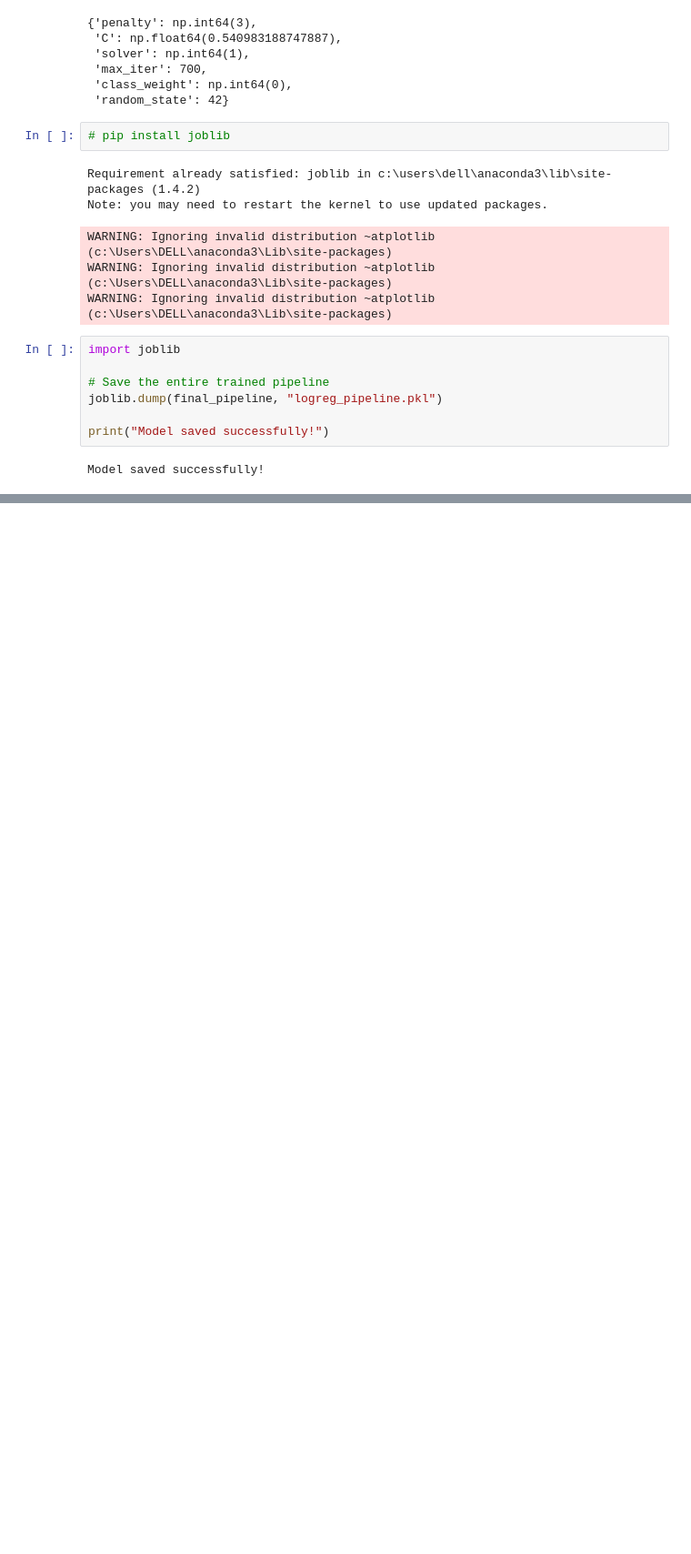
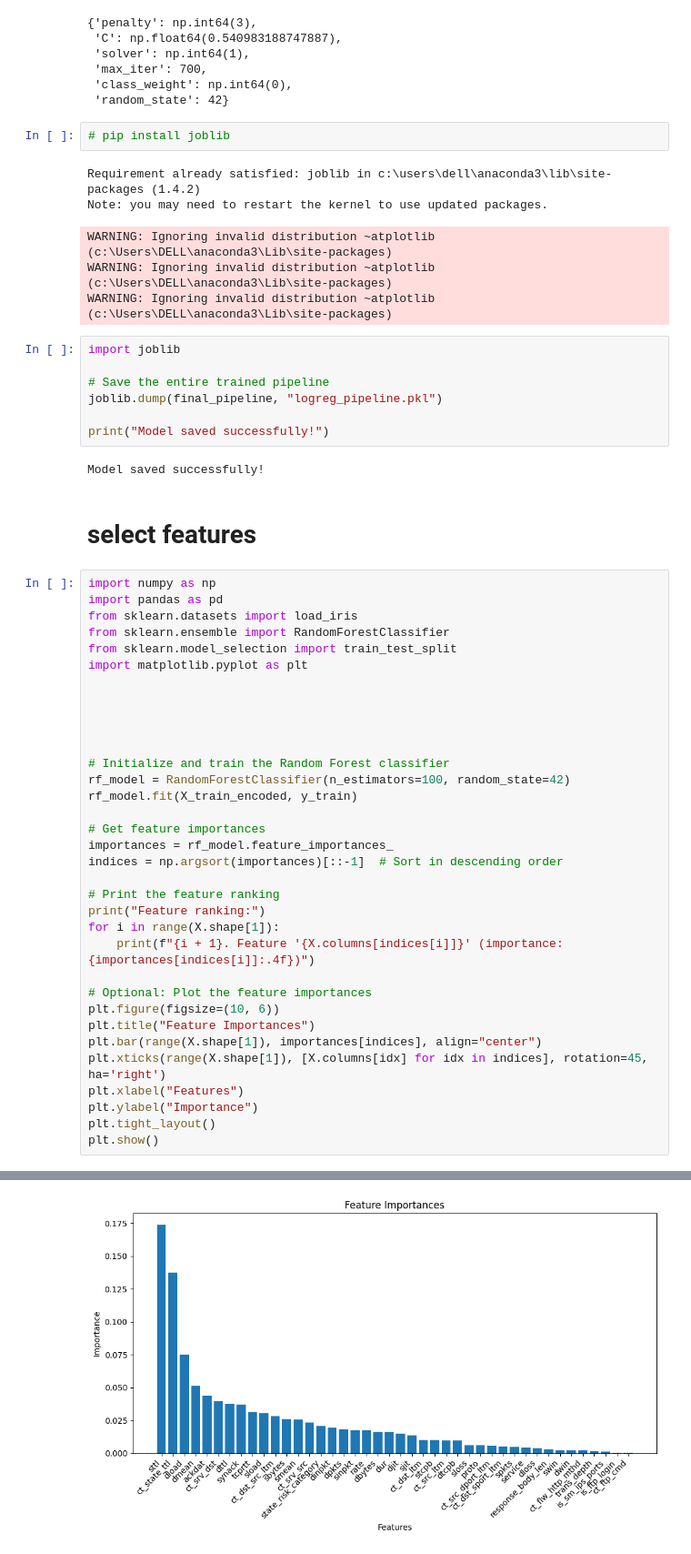
Before and after one commit to yessine634/cyber-security-intrusion-detection, a Jupyter notebook: intrusion_detection_unsw_nb15.ipynb, the cells around one changed output, grey strips where cells are left out. Shown at 91% size. Saved outputs shown, nothing was run; the diff lists cells and outputs as text; blank space fills up the shorter version.

Commit message:
feature selecting

```diff
--- a/intrusion_detection_unsw_nb15.ipynb
+++ b/intrusion_detection_unsw_nb15.ipynb
@@ -1607,3 +1675,40 @@ joblib.dump(final_pipeline, "logreg_pipeline.pkl")
 print("Model saved successfully!")
 # %% [output]
 Model saved successfully!
+# %% [markdown]
+# select features
+# %%
+import numpy as np
+import pandas as pd
+from sklearn.datasets import load_iris
+from sklearn.ensemble import RandomForestClassifier
+from sklearn.model_selection import train_test_split
+import matplotlib.pyplot as plt
+
+
+
+
+
+# Initialize and train the Random Forest classifier
+rf_model = RandomForestClassifier(n_estimators=100, random_state=42)
+rf_model.fit(X_train_encoded, y_train)
+
+# Get feature importances
+importances = rf_model.feature_importances_
+indices = np.argsort(importances)[::-1]  # Sort in descending order
+
+# Print the feature ranking
+print("Feature ranking:")
+for i in range(X.shape[1]):
+    print(f"{i + 1}. Feature '{X.columns[indices[i]]}' (importance: {importances[indices[i]]:.4f})")
+
+# Optional: Plot the feature importances
+plt.figure(figsize=(10, 6))
+plt.title("Feature Importances")
+plt.bar(range(X.shape[1]), importances[indices], align="center")
+plt.xticks(range(X.shape[1]), [X.columns[idx] for idx in indices], rotation=45, ha='right')
+plt.xlabel("Features")
+plt.ylabel("Importance")
+plt.tight_layout()
+plt.show()
+# %% [output]
@@ -1609,0 +1732 @@ Model saved successfully!
+[figure, added]
```
Also changed, not shown: parts of 10 cells of this notebook.
